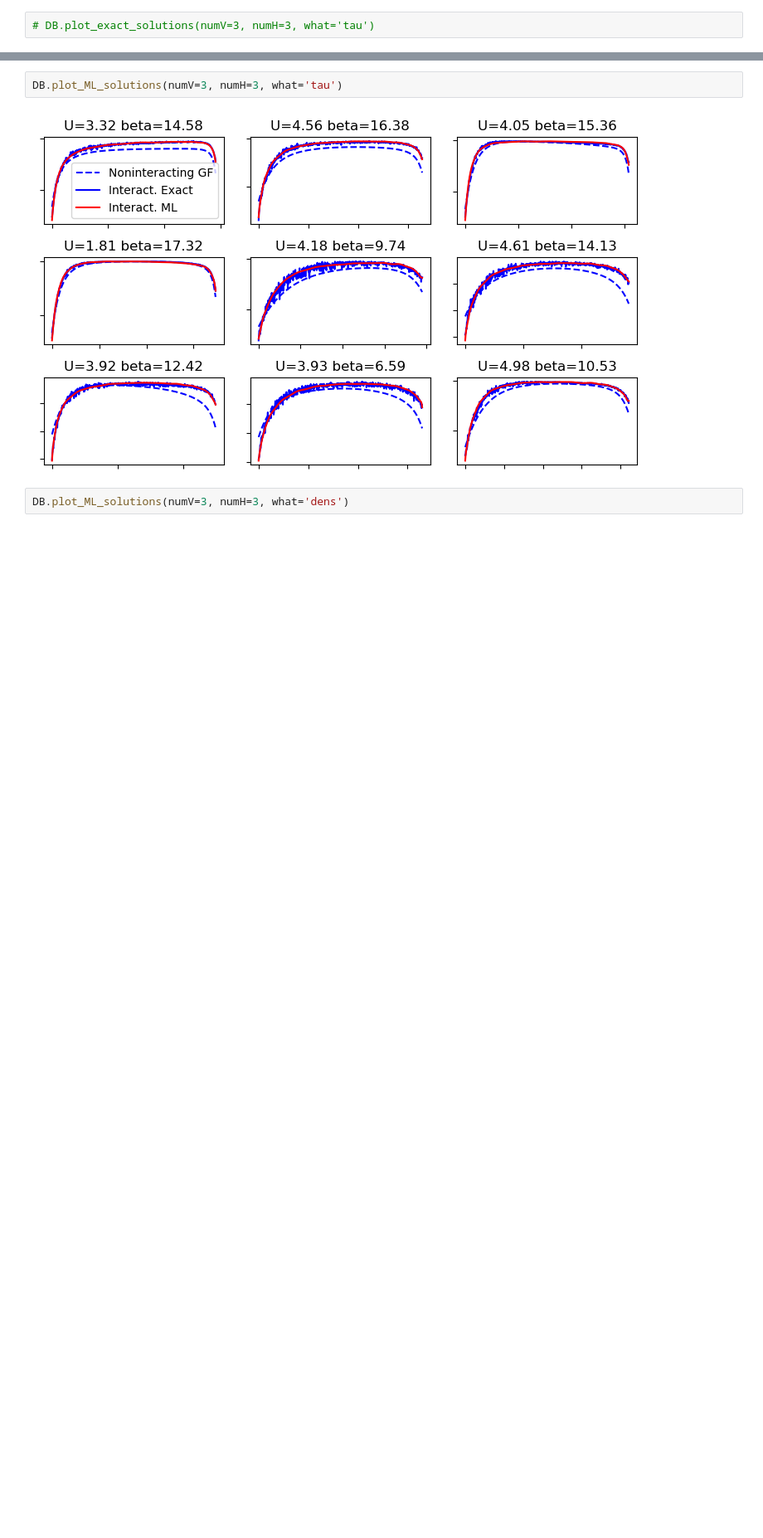
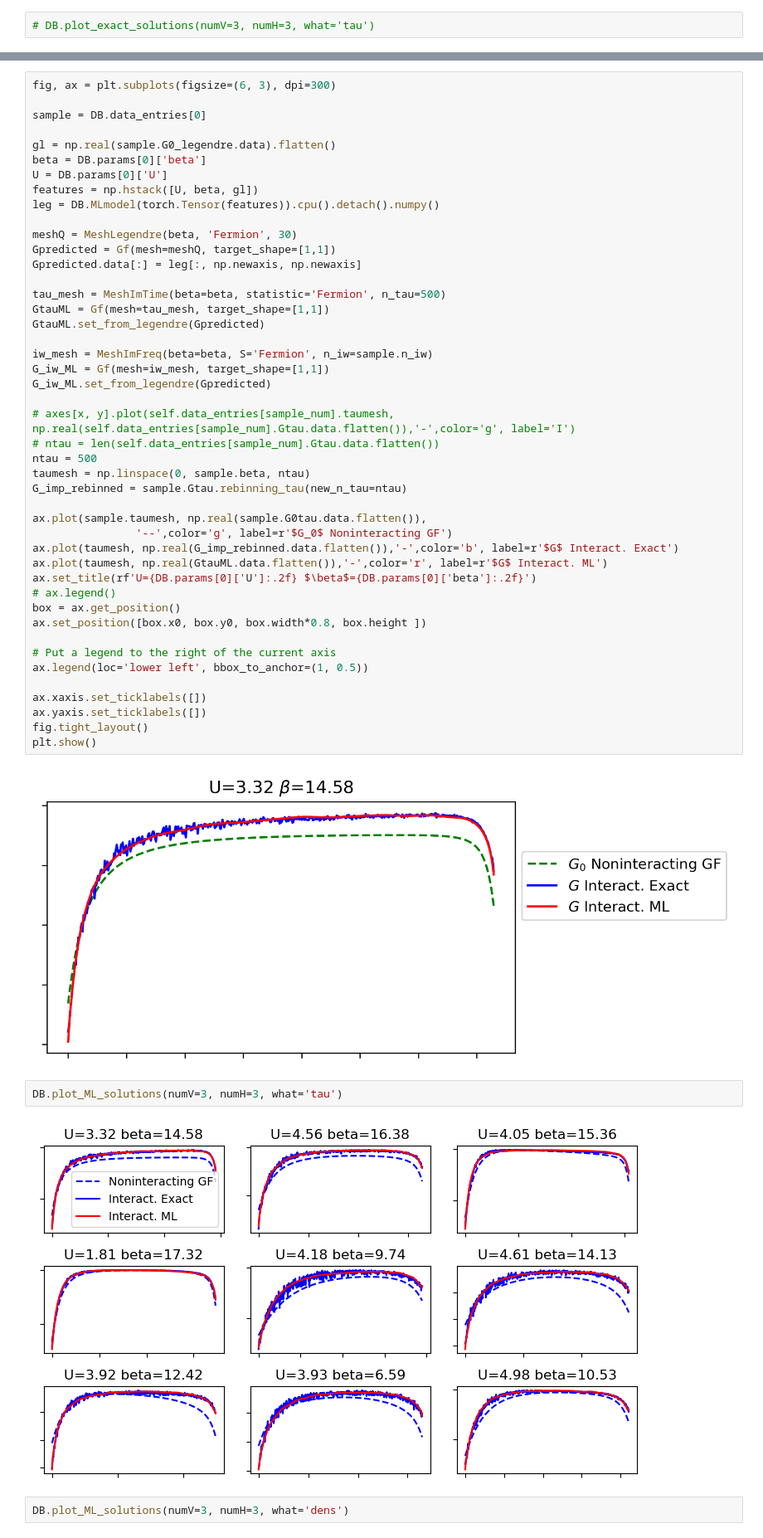
Before and after one commit to EgorcaA/gf2ML, a Jupyter notebook: gf2ML.ipynb, the cells around one changed output, grey strips where cells are left out. Shown at 83% size. Cells and saved outputs as stored; diff of their text form; blank space fills up the shorter version.

```diff
--- a/gf2ML.ipynb
+++ b/gf2ML.ipynb
@@ -161,3 +269,50 @@ model loaded from ./model_v1
+# %%
+fig, ax = plt.subplots(figsize=(6, 3), dpi=300)
+
+sample = DB.data_entries[0]
+
+gl = np.real(sample.G0_legendre.data).flatten()
+beta = DB.params[0]['beta']
+U = DB.params[0]['U']
+features = np.hstack([U, beta, gl])
+leg = DB.MLmodel(torch.Tensor(features)).cpu().detach().numpy()
+
+meshQ = MeshLegendre(beta, 'Fermion', 30)
+Gpredicted = Gf(mesh=meshQ, target_shape=[1,1])
+Gpredicted.data[:] = leg[:, np.newaxis, np.newaxis]
+
+tau_mesh = MeshImTime(beta=beta, statistic='Fermion', n_tau=500)
+GtauML = Gf(mesh=tau_mesh, target_shape=[1,1])
+GtauML.set_from_legendre(Gpredicted)
+
+iw_mesh = MeshImFreq(beta=beta, S='Fermion', n_iw=sample.n_iw)
+G_iw_ML = Gf(mesh=iw_mesh, target_shape=[1,1])
+G_iw_ML.set_from_legendre(Gpredicted)
+
+# axes[x, y].plot(self.data_entries[sample_num].taumesh, np.real(self.data_entries[sample_num].Gtau.data.flatten()),'-',color='g', label='I')
+# ntau = len(self.data_entries[sample_num].Gtau.data.flatten())
+ntau = 500
+taumesh = np.linspace(0, sample.beta, ntau)
+G_imp_rebinned = sample.Gtau.rebinning_tau(new_n_tau=ntau)
+
+ax.plot(sample.taumesh, np.real(sample.G0tau.data.flatten()),
+                '--',color='g', label=r'$G_0$ Noninteracting GF')
+ax.plot(taumesh, np.real(G_imp_rebinned.data.flatten()),'-',color='b', label=r'$G$ Interact. Exact')
+ax.plot(taumesh, np.real(GtauML.data.flatten()),'-',color='r', label=r'$G$ Interact. ML')
+ax.set_title(rf'U={DB.params[0]['U']:.2f} $\beta$={DB.params[0]['beta']:.2f}')
+# ax.legend()
+box = ax.get_position()
+ax.set_position([box.x0, box.y0, box.width*0.8, box.height ])
+
+# Put a legend to the right of the current axis
+ax.legend(loc='lower left', bbox_to_anchor=(1, 0.5))
+
+ax.xaxis.set_ticklabels([])
+ax.yaxis.set_ticklabels([])
+fig.tight_layout()
+plt.show()
+# %% [output]
+[figure, added]
 # %%
 DB.plot_ML_solutions(numV=3, numH=3, what='tau')
 # %% [output]
```
Also changed, not shown: parts of 9 cells of this notebook, 19 other files.
